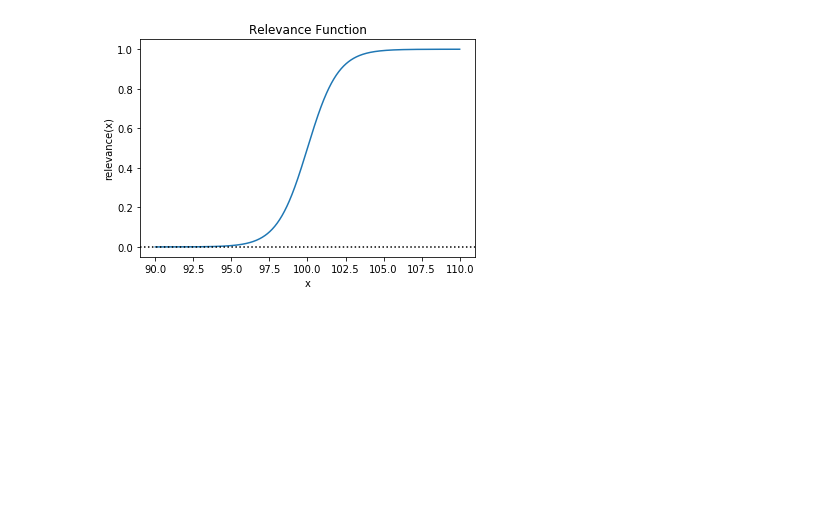
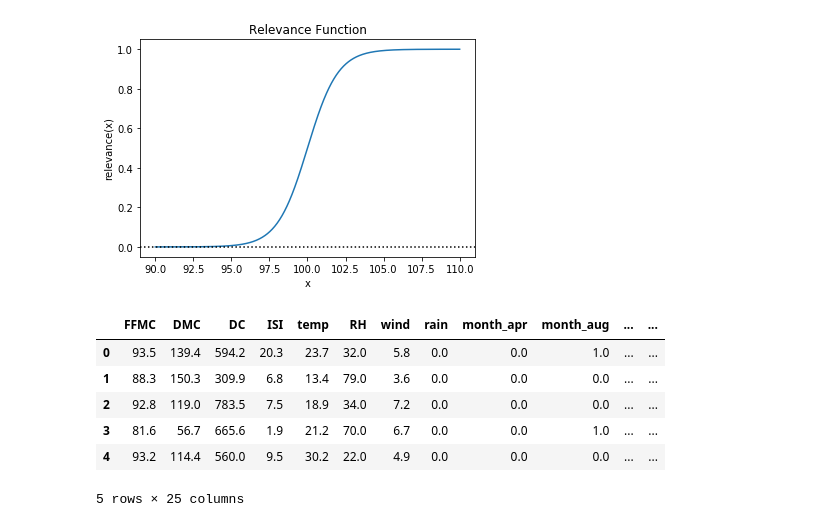
Before and after one commit to Lexie88rus/regression_techniques, a Jupyter notebook: smoter-demo.ipynb, the cells around one changed output. Cells and saved outputs as stored; diff of their text form; code cells hidden in the pictures; blank space fills up the shorter version.

```diff
--- a/smoter-demo.ipynb
+++ b/smoter-demo.ipynb
@@ -202,4 +220,17 @@ def SmoteR(D, target, th = 0.999, o = 200, u = 100, k = 3, categorical_col = [])
     new_D = pd.concat([new_cases, norm_cases], axis=0)
 
     return new_D
+# %%
+cols = X_train.columns.tolist()
+cols.append('area')
+D = pd.DataFrame(np.concatenate([X_train, y_train], axis=1), columns = cols)
+D.head()
+# %% [output]
+|  | FFMC | DMC | DC | ISI | temp | RH | wind | rain | month_apr | month_aug | ... | ... |
+| 0 | 93.5 | 139.4 | 594.2 | 20.3 | 23.7 | 32.0 | 5.8 | 0.0 | 0.0 | 1.0 | ... | ... |
+| 1 | 88.3 | 150.3 | 309.9 | 6.8 | 13.4 | 79.0 | 3.6 | 0.0 | 0.0 | 0.0 | ... | ... |
+| 2 | 92.8 | 119.0 | 783.5 | 7.5 | 18.9 | 34.0 | 7.2 | 0.0 | 0.0 | 0.0 | ... | ... |
+| 3 | 81.6 | 56.7 | 665.6 | 1.9 | 21.2 | 70.0 | 6.7 | 0.0 | 0.0 | 1.0 | ... | ... |
+| 4 | 93.2 | 114.4 | 560.0 | 9.5 | 30.2 | 22.0 | 4.9 | 0.0 | 0.0 | 0.0 | ... | ... |
+5 rows × 25 columns
 # %%
```
Also changed, not shown: parts of 8 cells of this notebook.
